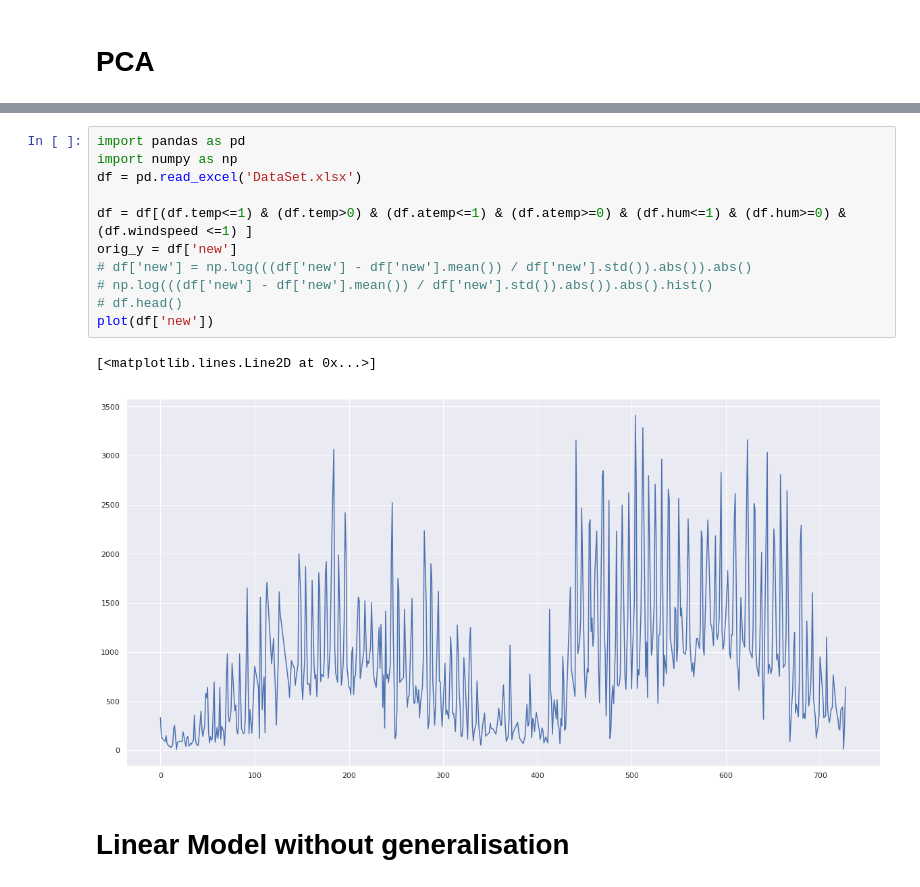
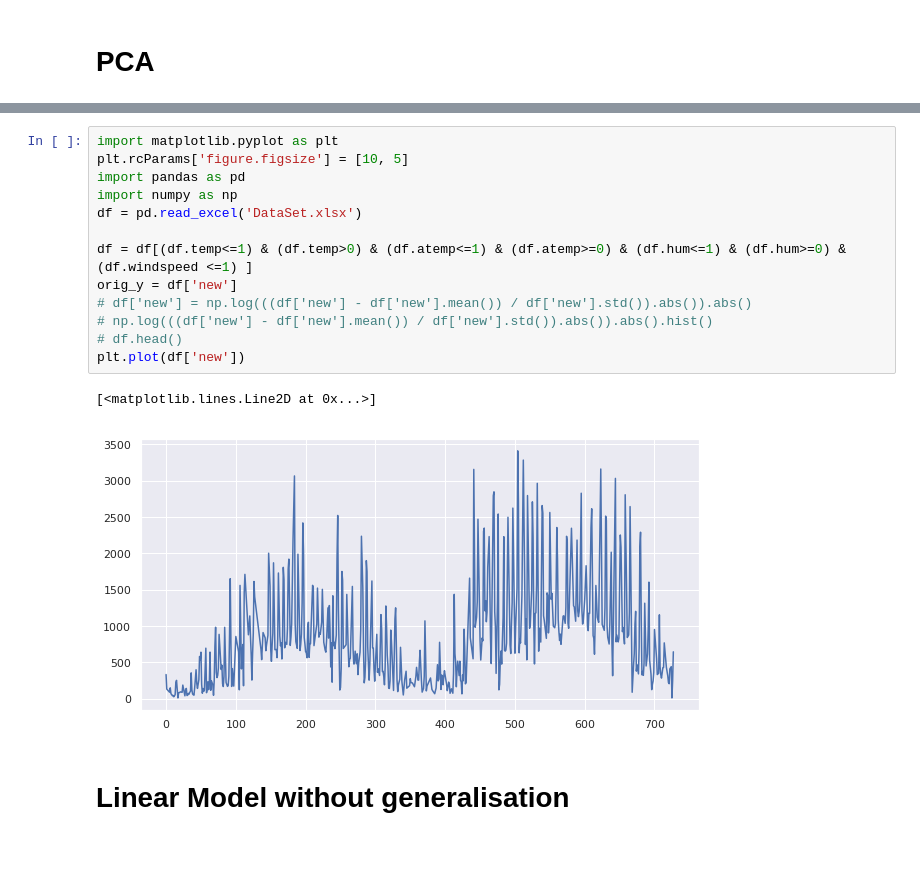
Before and after one commit to eyyupoglu/ML_project2, a Jupyter notebook: project2.ipynb, the cells around one changed output, grey strips where cells are left out. Drawn from its saved outputs; the diff is of its cells as text; blank space fills up the shorter version.

```diff
--- a/project2.ipynb
+++ b/project2.ipynb
@@ -56,17 +58,19 @@ ax.savefig('projection_data.png')
 # %%
+import matplotlib.pyplot as plt
+plt.rcParams['figure.figsize'] = [10, 5]
 import pandas as pd
 import numpy as np
 df = pd.read_excel('DataSet.xlsx')
 
 df = df[(df.temp<=1) & (df.temp>0) & (df.atemp<=1) & (df.atemp>=0) & (df.hum<=1) & (df.hum>=0) & (df.windspeed <=1) ]
 orig_y = df['new']
 # df['new'] = np.log(((df['new'] - df['new'].mean()) / df['new'].std()).abs()).abs()
 # np.log(((df['new'] - df['new'].mean()) / df['new'].std()).abs()).abs().hist()
 # df.head()
-plot(df['new'])
+plt.plot(df['new'])
 # %% [output]
 [<matplotlib.lines.Line2D at 0x...>]
-[figure, old version]
+[figure, new version]
 # %% [markdown]
 # Linear Model without generalisation
 # %%
```
Also changed, not shown: parts of 9 cells of this notebook, 21 other files.
